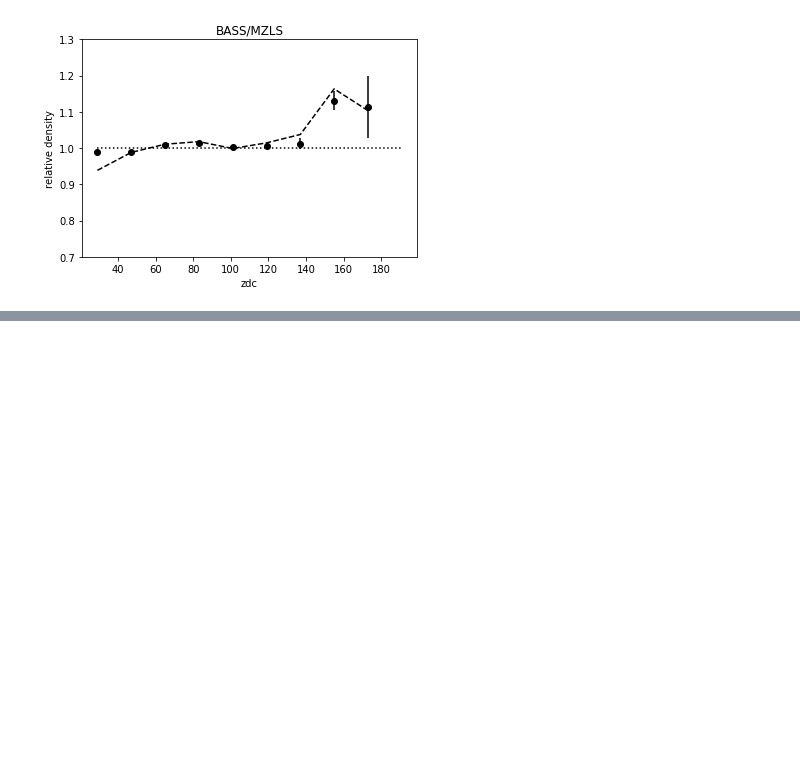
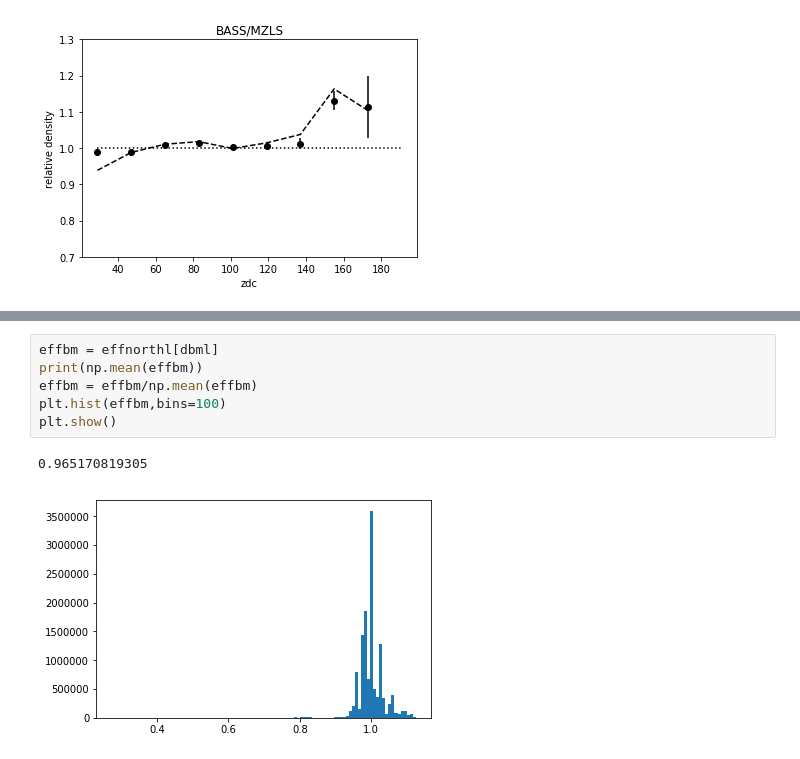
Before and after one commit to desihub/LSS, a Jupyter notebook: Sandbox/ELGgalforeground.ipynb, the cells around one changed output, grey strips where cells are left out. Saved outputs shown, nothing was run; the diff lists cells and outputs as text; blank space fills up the shorter version.

```diff
--- a/Sandbox/ELGgalforeground.ipynb
+++ b/Sandbox/ELGgalforeground.ipynb
@@ -285,0 +331,9 @@ grid[2][1]
+# %%
+effbm = effnorthl[dbml]
+print(np.mean(effbm))
+effbm = effbm/np.mean(effbm)
+plt.hist(effbm,bins=100)
+plt.show()
+# %% [output]
+0.965170819305
+[figure, added]
```
Also changed, not shown: parts of 44 cells of this notebook, 1 other file.
